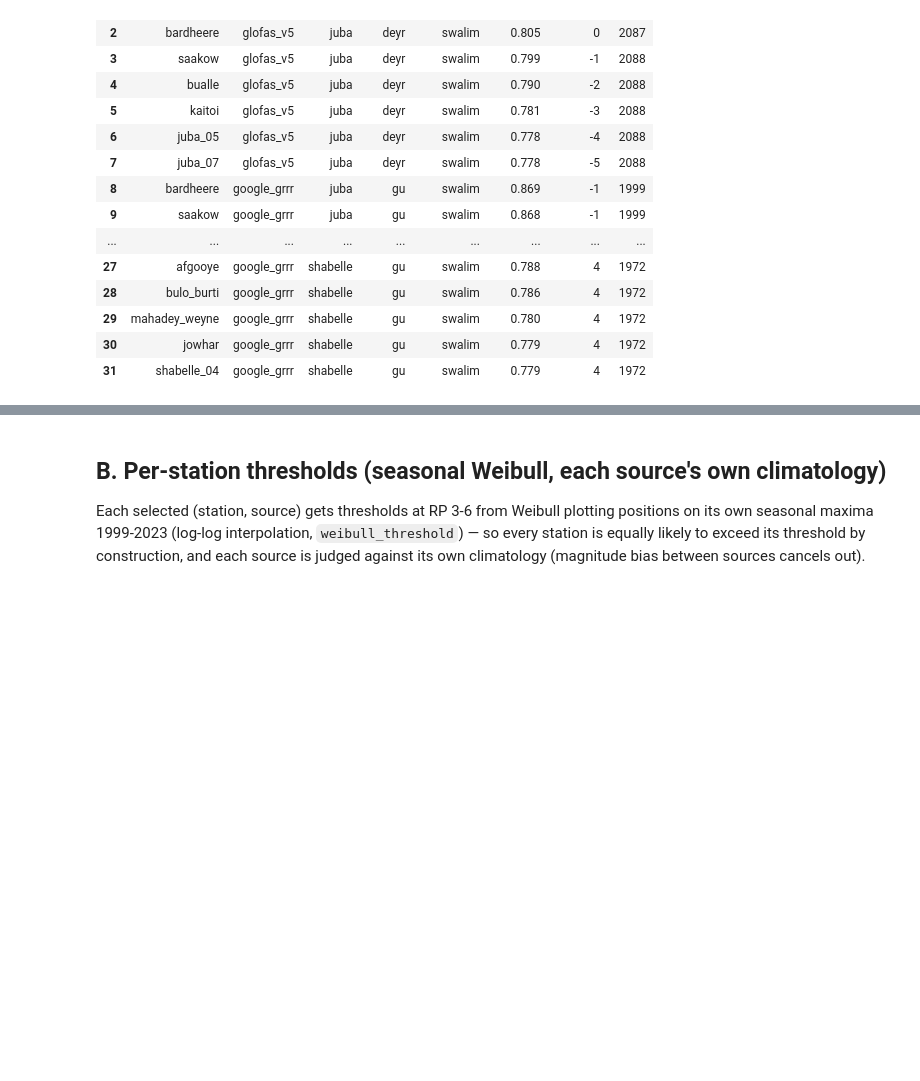
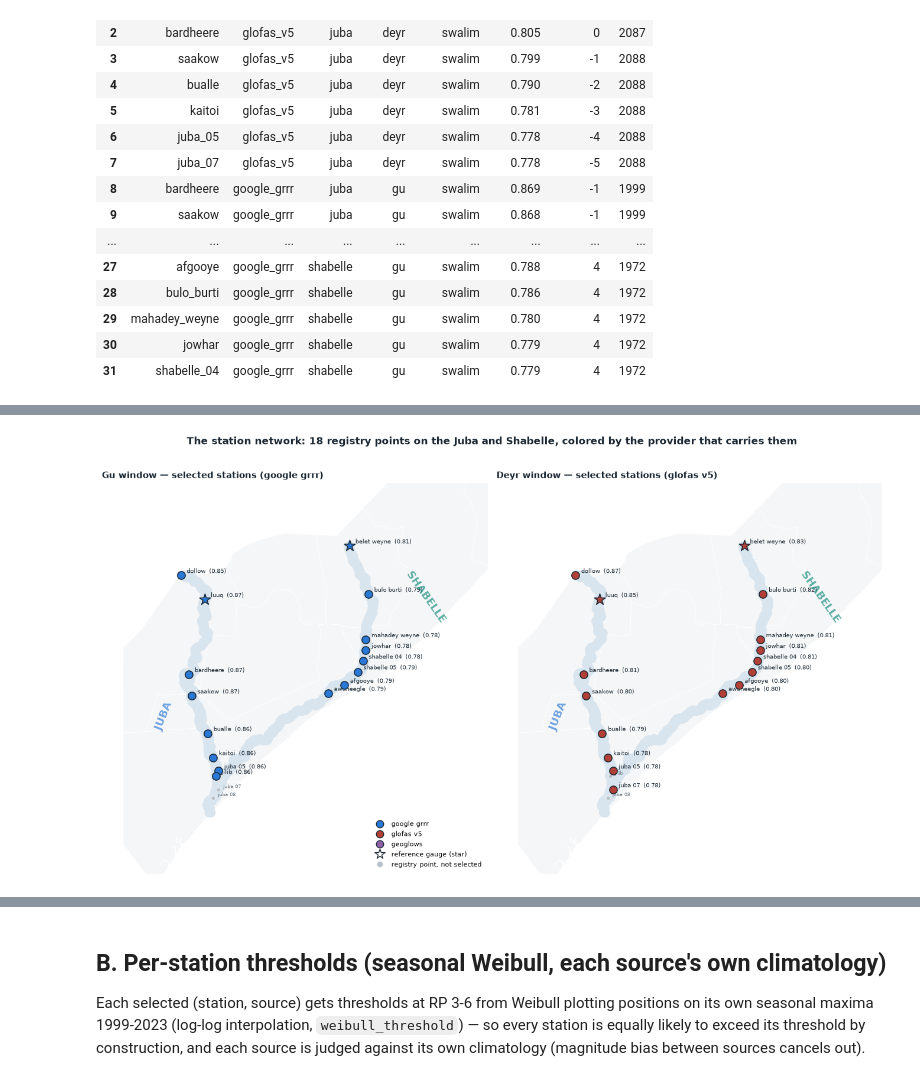
Before and after one commit to OCHA-DAP/ds-aa-som-floods, a Jupyter notebook: analysis/11_multisource_trigger.ipynb, the cells around one changed output, grey strips where cells are left out. Saved outputs shown, nothing was run; the diff lists cells and outputs as text; code cells hidden in the pictures; blank space fills up the shorter version.

```diff
--- a/analysis/11_multisource_trigger.ipynb
+++ b/analysis/11_multisource_trigger.ipynb
@@ -191,0 +214,60 @@ save_fig(fig, "a_selection")
+# %%
+import os
+import tempfile
+
+import geopandas as gpd
+
+adm1 = stratus.codab.load_codab_from_blob("som", admin_level=1)
+_raw = stratus.load_blob_data("ds-aa-som-floods/processed/workflow/som_river_buffers.gpkg", stage="dev")
+_tmp = os.path.join(tempfile.gettempdir(), "som_river_buffers.gpkg")
+open(_tmp, "wb").write(_raw)
+bufs = gpd.read_file(_tmp)
+
+fig, axes = plt.subplots(1, 2, figsize=(13.5, 8.2))
+for ax, season in zip(axes, ["gu", "deyr"]):
+    adm1.plot(ax=ax, color="#F5F6F7", edgecolor="white", linewidth=0.6)
+    bufs.plot(ax=ax, color="#D8E4EE")
+    chosen = sel[sel.season == season].set_index("station")
+    for key, st in STATIONS.items():
+        if key in chosen.index:
+            r = chosen.loc[key]
+            is_ref = key in ("belet_weyne", "luuq")
+            ax.scatter(st.lon, st.lat, s=200 if is_ref else 90,
+                       marker="*" if is_ref else "o",
+                       color=SOURCE_COLORS[r.source], edgecolors=INK,
+                       linewidths=1.1, zorder=6 if is_ref else 5)
+            ax.annotate(f"{key.replace('_', ' ')}  ({r.best_rho:.2f})",
+                        (st.lon, st.lat), textcoords="offset points",
+                        xytext=(7, 3), fontsize=7, color=INK)
+        else:
+            ax.scatter(st.lon, st.lat, s=26, color="#B9C2CA",
+                       edgecolors="white", linewidths=0.5, zorder=4)
+            ax.annotate(key.replace("_", " "), (st.lon, st.lat),
+                        textcoords="offset points", xytext=(6, 2),
+                        fontsize=6, color=FAINT)
+    ax.text(41.55, 1.30, "JUBA", fontsize=13, fontweight="bold",
+            color=C_JUBA, alpha=0.65, rotation=68)
+    ax.text(46.25, 3.30, "SHABELLE", fontsize=13, fontweight="bold",
+            color=C_SHAB, alpha=0.65, rotation=-55)
+    src_here = sel[sel.season == season].source.unique()
+    ax.set_title(f"{season.capitalize()} window — selected stations "
+                 f"({', '.join(s.replace('_', ' ') for s in src_here)})",
+                 loc="left", fontsize=11)
+    ax.set_xlim(40.6, 47.8)
+    ax.set_ylim(-1.4, 5.9)
+    ax.set_axis_off()
+handles = ([plt.Line2D([], [], color=SOURCE_COLORS[s], marker="o", ls="",
+                       markersize=9, markeredgecolor=INK, label=s.replace("_", " "))
+            for s in ["google_grrr", "glofas_v5", "geoglows"]]
+           + [plt.Line2D([], [], color=INK, marker="*", ls="", markersize=13,
+                         markerfacecolor="white", label="reference gauge (star)"),
+              plt.Line2D([], [], color="#B9C2CA", marker="o", ls="", markersize=6,
+                         label="registry point, not selected")])
+axes[0].legend(handles=handles, fontsize=8, loc="lower right")
+fig.suptitle("The station network: 18 registry points on the Juba and Shabelle, "
+             "colored by the provider that carries them",
+             fontweight="bold", color=INK, fontsize=12.5, y=0.98)
+plt.tight_layout()
+save_fig(fig, "map_stations")
+# %% [output]
+[figure, added]
```
Also changed, not shown: parts of 3 cells of this notebook, 4 other files.
